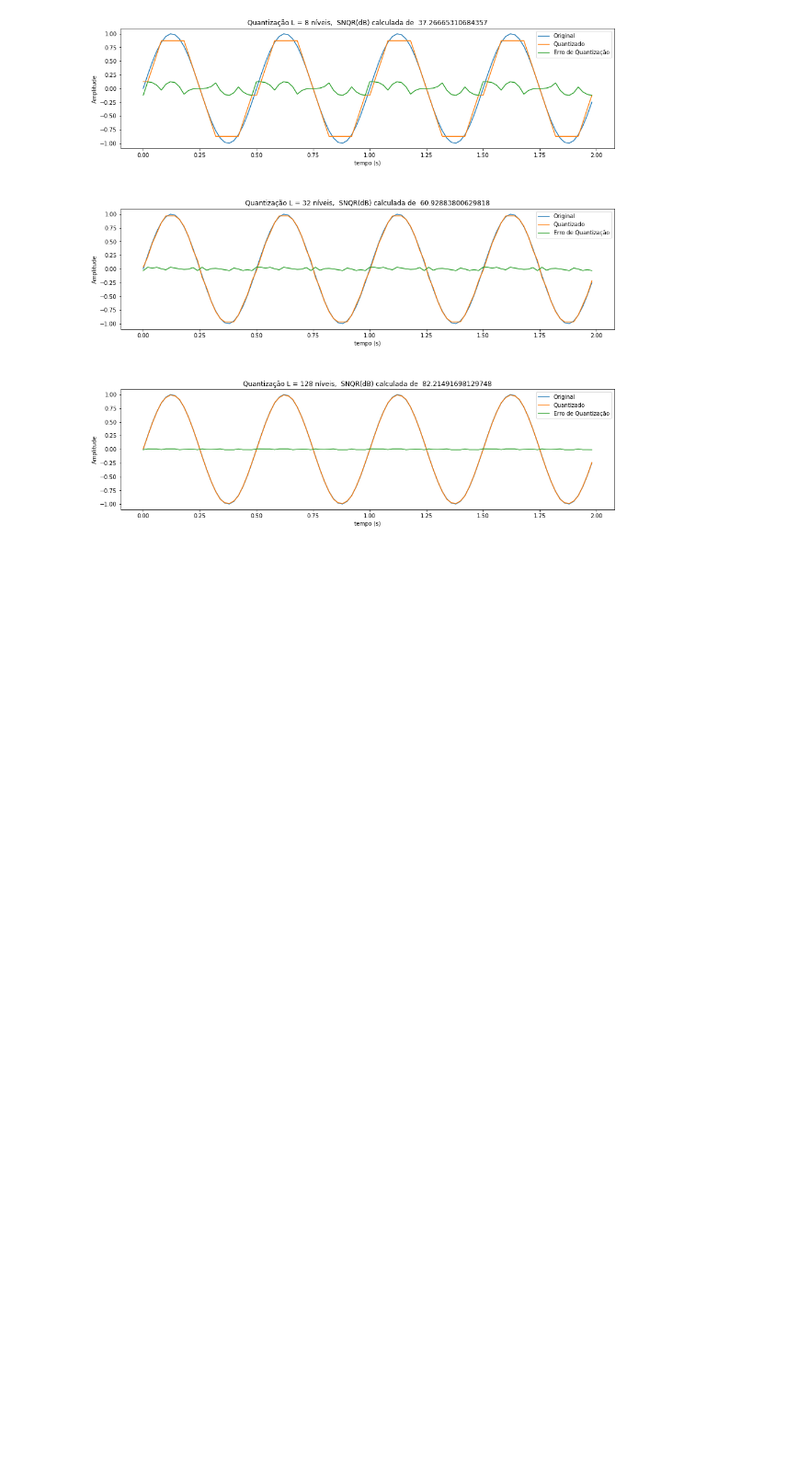
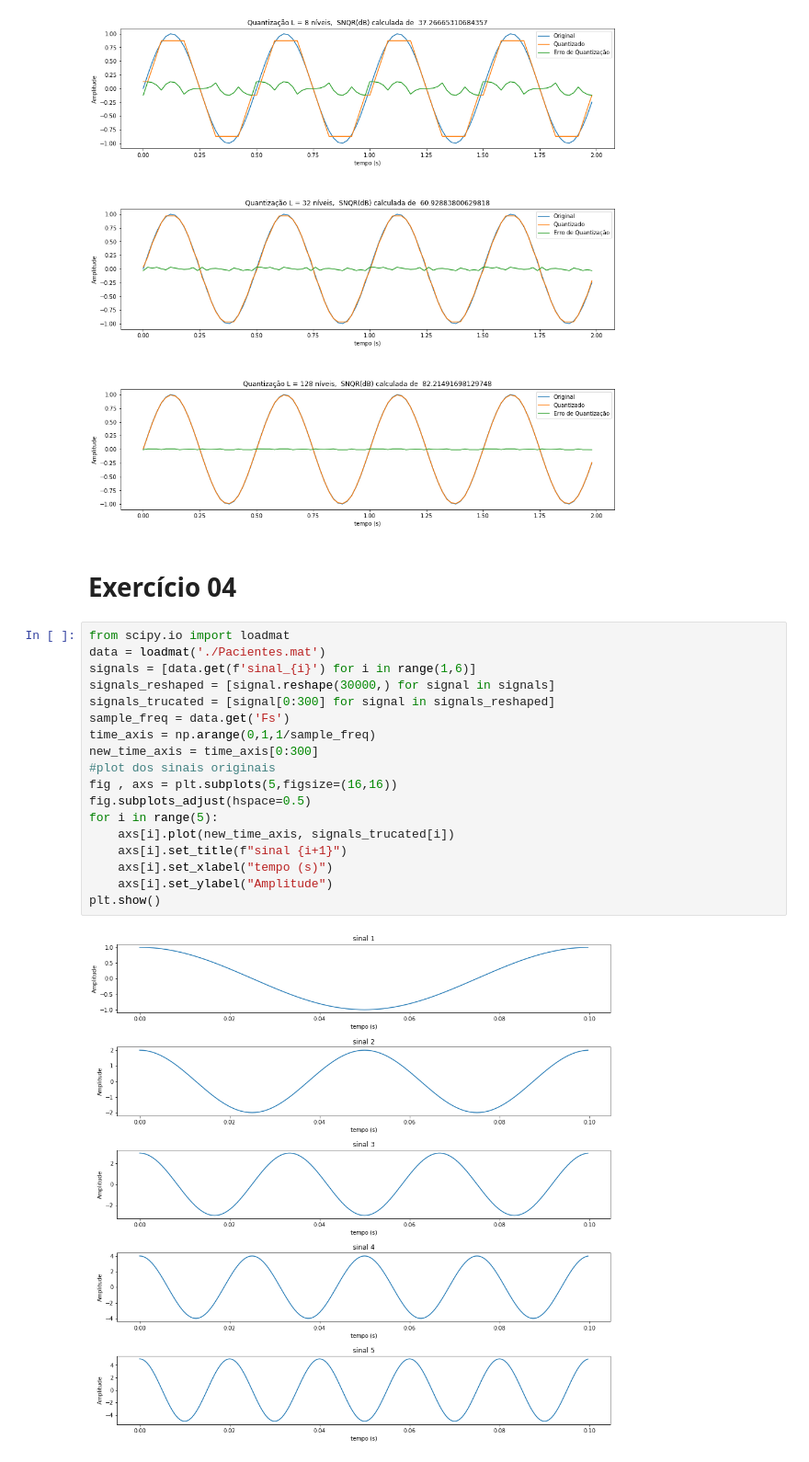
Before and after one commit to ayuribessa/DCO2002_2022-pr-ticas, a Jupyter notebook: Entregas Hands-on 06/entrega06.ipynb, the cells around one changed output. Shown at 92% size. Saved outputs shown, nothing was run; the diff lists cells and outputs as text; blank space fills up the shorter version.

```diff
--- a/Entregas Hands-on 06/entrega06.ipynb
+++ b/Entregas Hands-on 06/entrega06.ipynb
@@ -157,3 +158,25 @@ for il in range(0,len(L)):
 plt.show()
 # %% [output]
 [figure]
+# %% [markdown]
+# Exercício 04
+# %%
+from scipy.io import loadmat
+data = loadmat('./Pacientes.mat')
+signals = [data.get(f'sinal_{i}') for i in range(1,6)]
+signals_reshaped = [signal.reshape(30000,) for signal in signals]
+signals_trucated = [signal[0:300] for signal in signals_reshaped]
+sample_freq = data.get('Fs')
+time_axis = np.arange(0,1,1/sample_freq)
+new_time_axis = time_axis[0:300]
+#plot dos sinais originais
+fig , axs = plt.subplots(5,figsize=(16,16))
+fig.subplots_adjust(hspace=0.5)
+for i in range(5):
+	axs[i].plot(new_time_axis, signals_trucated[i])
+	axs[i].set_title(f"sinal {i+1}")
+	axs[i].set_xlabel("tempo (s)")
+	axs[i].set_ylabel("Amplitude")
+plt.show()
+# %% [output]
+[figure, added]
```
Also changed, not shown: parts of 1 cell of this notebook, 1 other file.
